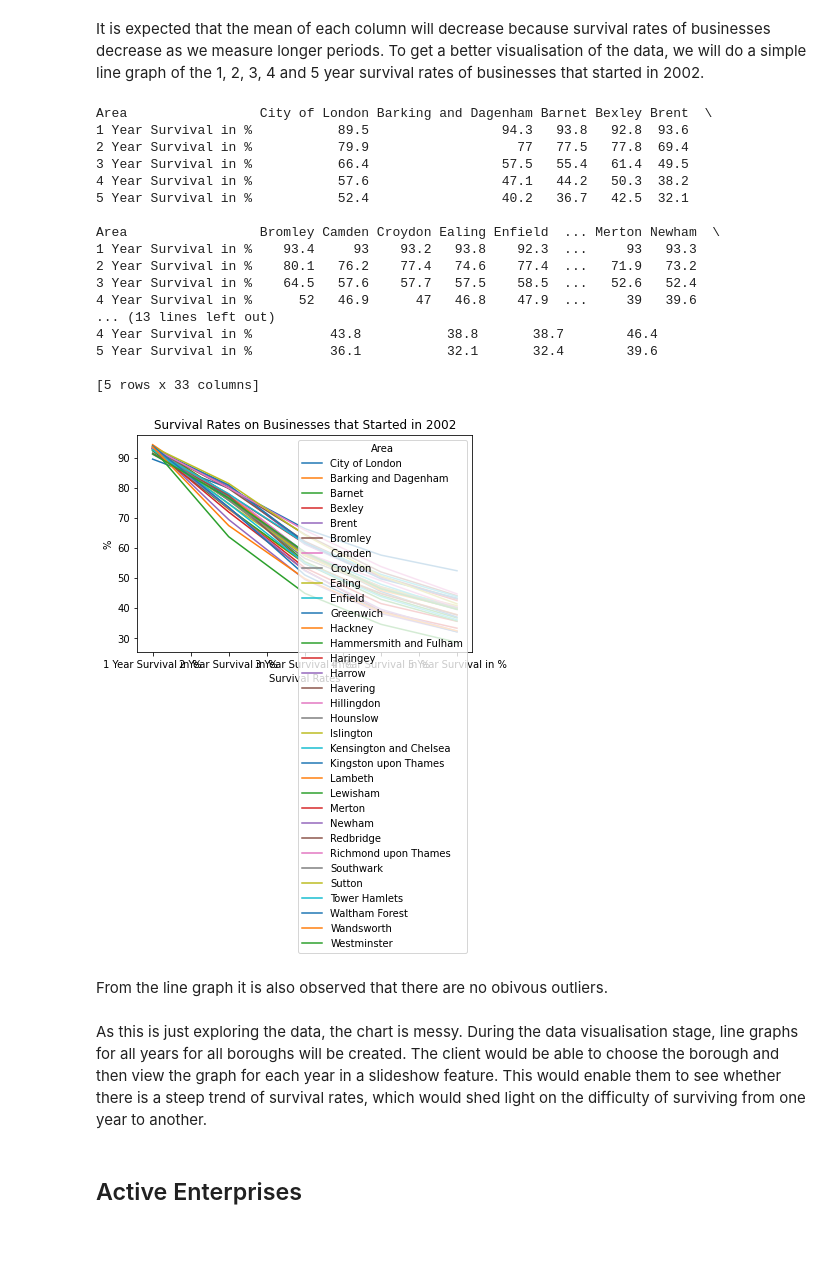
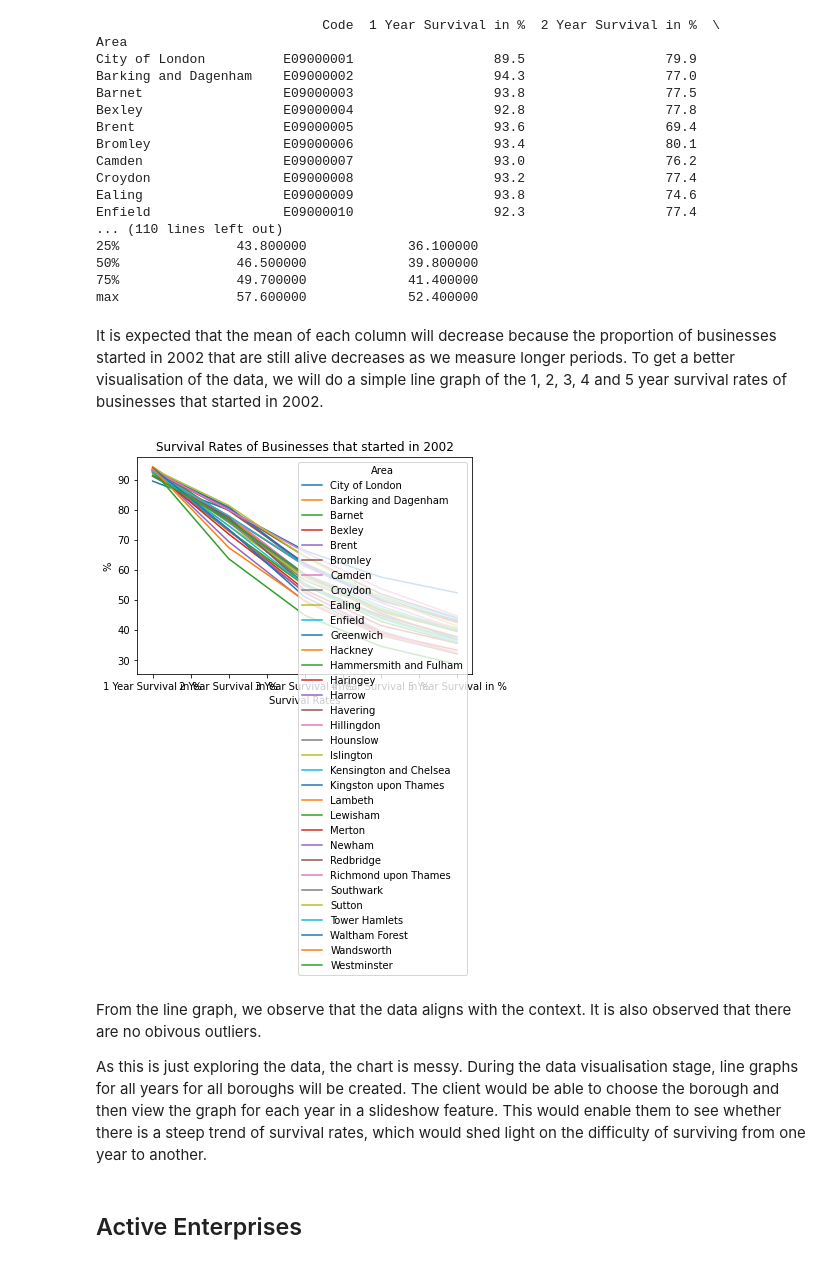
Before and after one commit to ucl-comp0035/coursework-1-zzoeys, a Jupyter notebook: data_exploration_notebook.ipynb, the cells around one changed output. Drawn from its saved outputs; the diff is of its cells as text; code cells hidden in the pictures.

```diff
--- a/data_exploration_notebook.ipynb
+++ b/data_exploration_notebook.ipynb
@@ -5,19 +7,16 @@ import seaborn as sns
 # %%
 def clean_data(df):
 
-    '''
-    Convert the column names to strings and set the column 'Area' as the index
-
-    '''
+    '''Convert the column names to strings and set the column 'Area' as the index.'''
 
     df.columns = df.columns.map(str)
     df.set_index('Area', inplace=True)
 
-def remove_code_column(df):
+def remove_code(df):
+
+    '''Remove the column 'Code'.'''
+
     df.drop(['Code'], axis = 1, inplace = True)
-
-def remove_code_row(df):
-    df.drop(['Code'], inplace = True)
 
 survivalrates = {}
 
@@ -26,11 +25,11 @@ for i in range(2002, 2019):
     survivalrates[str(i)] = pd.read_excel('data/prepared_data.xlsx', sheet_name= str(i) + ' Survival Rates')
     clean_data(survivalrates[str(i)])
 
-# Read and clean sheets on active enterprises
+# Read and clean sheet on active enterprises
 activeenterprises = pd.read_excel('data/prepared_data.xlsx', sheet_name= 'Active Enterprises by Year')
 clean_data(activeenterprises)
 
-# Read and clean sheets on death rates
+# Read and clean sheet on death rates
 deathrates = pd.read_excel('data/prepared_data.xlsx', sheet_name= 'Death Rates in % by Year')
 clean_data(deathrates)
 # %% [markdown]
@@ -61,42 +39,45 @@ max               57.600000             52.400000
+# %%
+# Print the dataframe for year 2002 and descriptive statistics about the data
+print(survivalrates['2002'])
+print(survivalrates['2002'].describe())
+# %% [output]
+                             Code  1 Year Survival in %  2 Year Survival in %  \
+Area
+City of London          E09000001                  89.5                  79.9
+Barking and Dagenham    E09000002                  94.3                  77.0
+Barnet                  E09000003                  93.8                  77.5
+Bexley                  E09000004                  92.8                  77.8
+Brent                   E09000005                  93.6                  69.4
+Bromley                 E09000006                  93.4                  80.1
+Camden                  E09000007                  93.0                  76.2
+Croydon                 E09000008                  93.2                  77.4
+Ealing                  E09000009                  93.8                  74.6
+Enfield                 E09000010                  92.3                  77.4
+... (110 lines left out)
+25%               43.800000             36.100000
+50%               46.500000             39.800000
+75%               49.700000             41.400000
+max               57.600000             52.400000
 # %% [markdown]
-It is expected that the mean of each column will decrease because survival rates of businesses decrease as we measure longer periods. To get a better visualisation of the data, we will do a simple line graph of the 1, 2, 3, 4 and 5 year survival rates of businesses that started in 2002.
+It is expected that the mean of each column will decrease because the proportion of businesses started in 2002 that are still alive decreases as we measure longer periods. To get a better visualisation of the data, we will do a simple line graph of the 1, 2, 3, 4 and 5 year survival rates of businesses that started in 2002.
 # %%
+# Remove the column for 'Code' as it is not numeric
+remove_code(survivalrates['2002'])
+
 # Transpose the dataframe so that it can be plotted
 survivalrates_transposed = survivalrates['2002'].transpose()
 
-# Remove the row for 'Code' as it is not numeric
-remove_code_row(survivalrates_transposed)
-
-print(survivalrates_transposed.head(5))
-
 # Plot the transposed dataframe for all boroughts
 survivalrates_transposed.plot()
-plt.title('Survival Rates on Businesses that Started in 2002')
+plt.title('Survival Rates of Businesses that started in 2002')
 plt.xlabel('Survival Rates')
 plt.ylabel('%')
 plt.savefig('charts/survival_rates_2002.png')
 # %% [output]
-Area                 City of London Barking and Dagenham Barnet Bexley Brent  \
-1 Year Survival in %           89.5                 94.3   93.8   92.8  93.6
-2 Year Survival in %           79.9                   77   77.5   77.8  69.4
-3 Year Survival in %           66.4                 57.5   55.4   61.4  49.5
-4 Year Survival in %           57.6                 47.1   44.2   50.3  38.2
-5 Year Survival in %           52.4                 40.2   36.7   42.5  32.1
-
-Area                 Bromley Camden Croydon Ealing Enfield  ... Merton Newham  \
-1 Year Survival in %    93.4     93    93.2   93.8    92.3  ...     93   93.3
-2 Year Survival in %    80.1   76.2    77.4   74.6    77.4  ...   71.9   73.2
-3 Year Survival in %    64.5   57.6    57.7   57.5    58.5  ...   52.6   52.4
-4 Year Survival in %      52   46.9      47   46.8    47.9  ...     39   39.6
-... (13 lines left out)
-4 Year Survival in %          43.8           38.8       38.7        46.4
-5 Year Survival in %          36.1           32.1       32.4        39.6
-
-[5 rows x 33 columns]
-[figure, old version]
+[figure, new version]
-# %% [markdown]
-From the line graph it is also observed that there are no obivous outliers.
 # %% [markdown]
+From the line graph, we observe that the data aligns with the context. It is also observed that there are no obivous outliers.
+
 As this is just exploring the data, the chart is messy. During the data visualisation stage, line graphs for all years for all boroughs will be created. The client would be able to choose the borough and then view the graph for each year in a slideshow feature. This would enable them to see whether there is a steep trend of survival rates, which would shed light on the difficulty of surviving from one year to another.
 # %% [markdown]
 ## Active Enterprises
```
Also changed, not shown: parts of 41 cells of this notebook.
